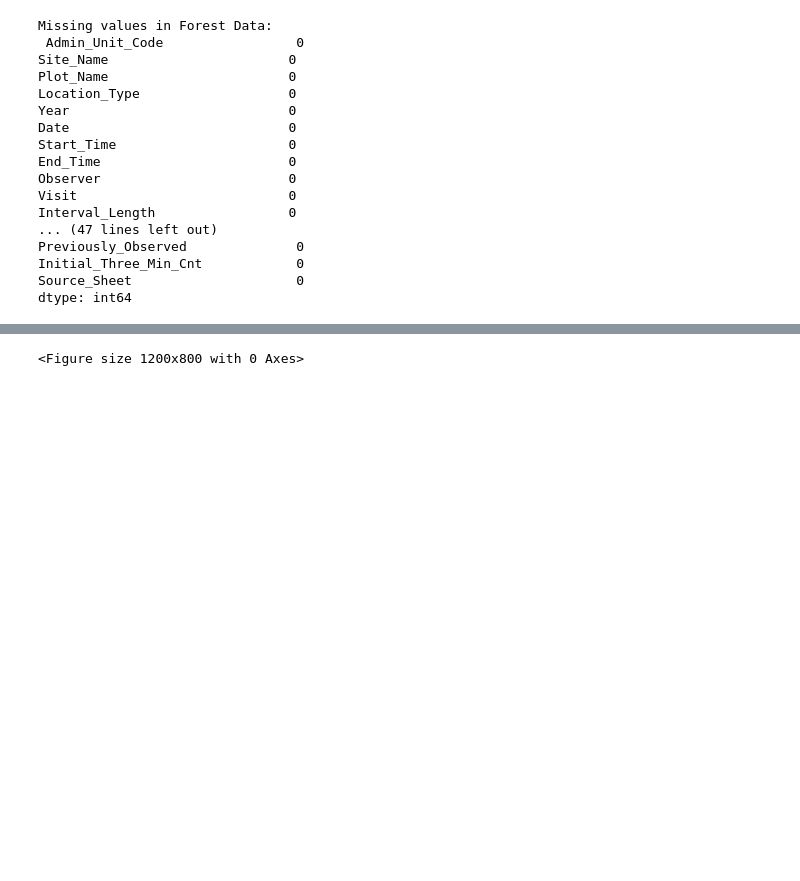
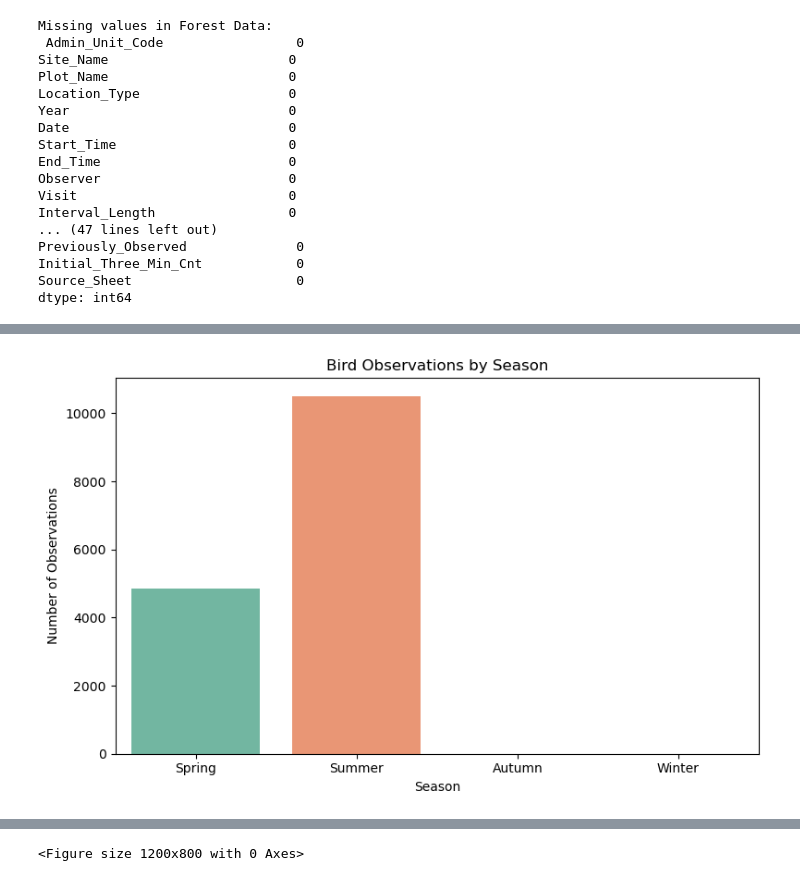
Before and after one commit to AnushkaMishra29/BirdSpeciesAnalysis, a Jupyter notebook: BirdSpecies_DataPreprocessing.ipynb, the cells around one changed output, grey strips where cells are left out. Saved outputs shown, nothing was run; the diff lists cells and outputs as text; code cells hidden in the pictures; blank space fills up the shorter version.

```diff
--- a/BirdSpecies_DataPreprocessing.ipynb
+++ b/BirdSpecies_DataPreprocessing.ipynb
@@ -285,2 +285,6 @@ Merged DataFrame head:
 
 [5 rows x 29 columns]
+# %%
+# Convert Start_Time and End_Time to time objects
+merged_df['Start_Time'] = pd.to_datetime(merged_df['Start_Time'], errors='coerce').dt.time
+merged_df['End_Time'] = pd.to_datetime(merged_df['End_Time'], errors='coerce').dt.time
@@ -287,3 +307,16 @@ Merged DataFrame head:
+# %%
+# Define bins based on observation start time
+def time_of_day(t):
+    if pd.isnull(t):
+        return np.nan
+    if t < pd.to_datetime("10:00:00").time():
+        return 'Morning'
+    elif t < pd.to_datetime("15:00:00").time():
+        return 'Afternoon'
+    else:
+        return 'Evening'
+
+merged_df['Time_of_Day'] = merged_df['Start_Time'].apply(time_of_day)
 # %%
 #EDA
 print(merged_df.describe(), "\n")
@@ -309,0 +352,20 @@ std        1.977004     12.478715     12.168509      0.698253
+# %%
+#TEMPORAL ANALYSIS
+
+#Seasonal Trends in Bird Sightings
+import seaborn as sns
+import matplotlib.pyplot as plt
+
+# Count of observations per season
+season_counts = merged_df['Season'].value_counts().reindex(['Spring', 'Summer', 'Autumn', 'Winter'])
+
+# Plot
+plt.figure(figsize=(8, 5))
+sns.barplot(x=season_counts.index, y=season_counts.values, palette='Set2',hue=season_counts.index,legend=False)
+plt.title('Bird Observations by Season')
+plt.ylabel('Number of Observations')
+plt.xlabel('Season')
+plt.tight_layout()
+plt.show()
+# %% [output]
+[figure, added]
```
Also changed, not shown: parts of 34 cells of this notebook, 3 other files.
